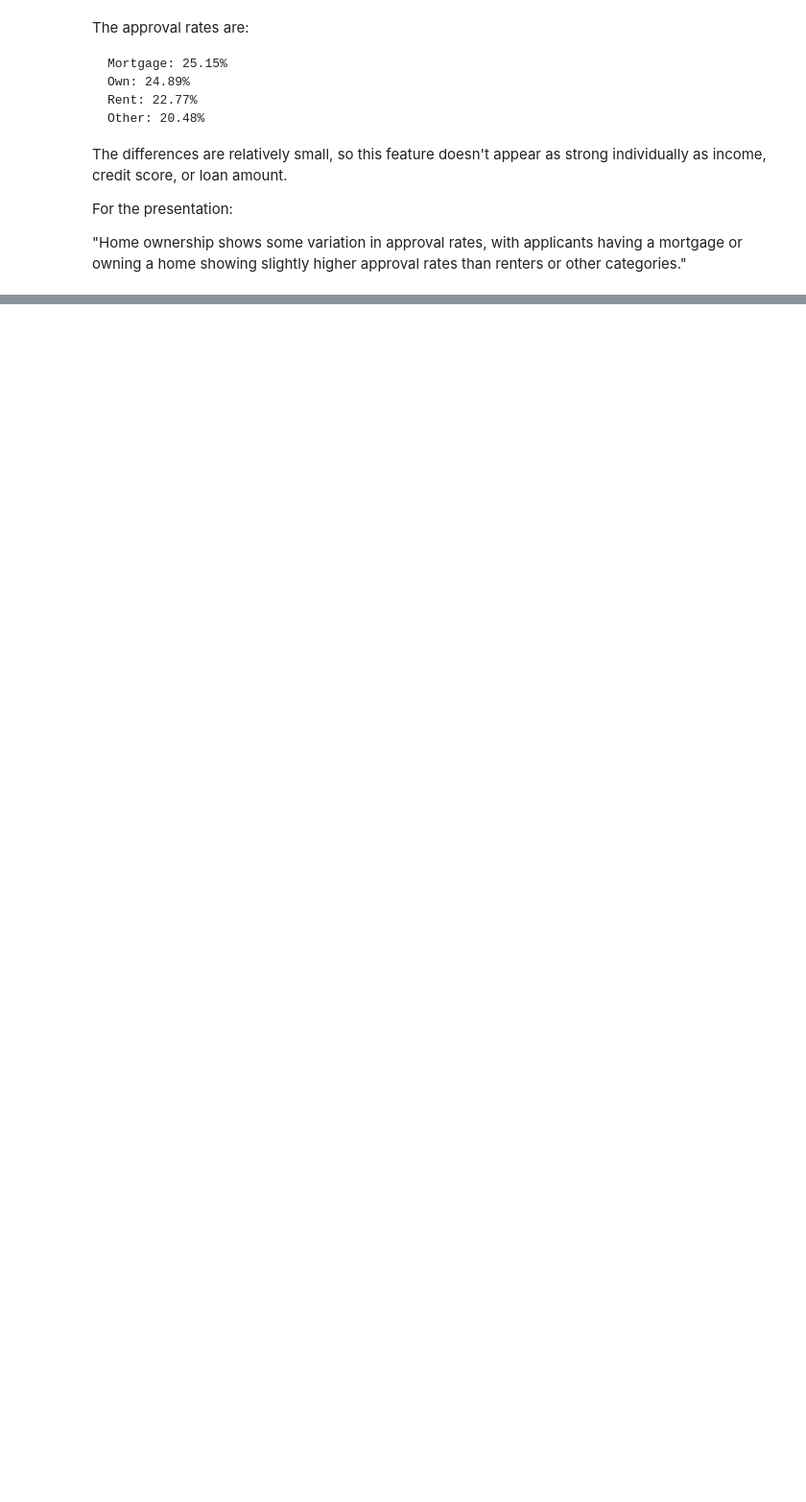
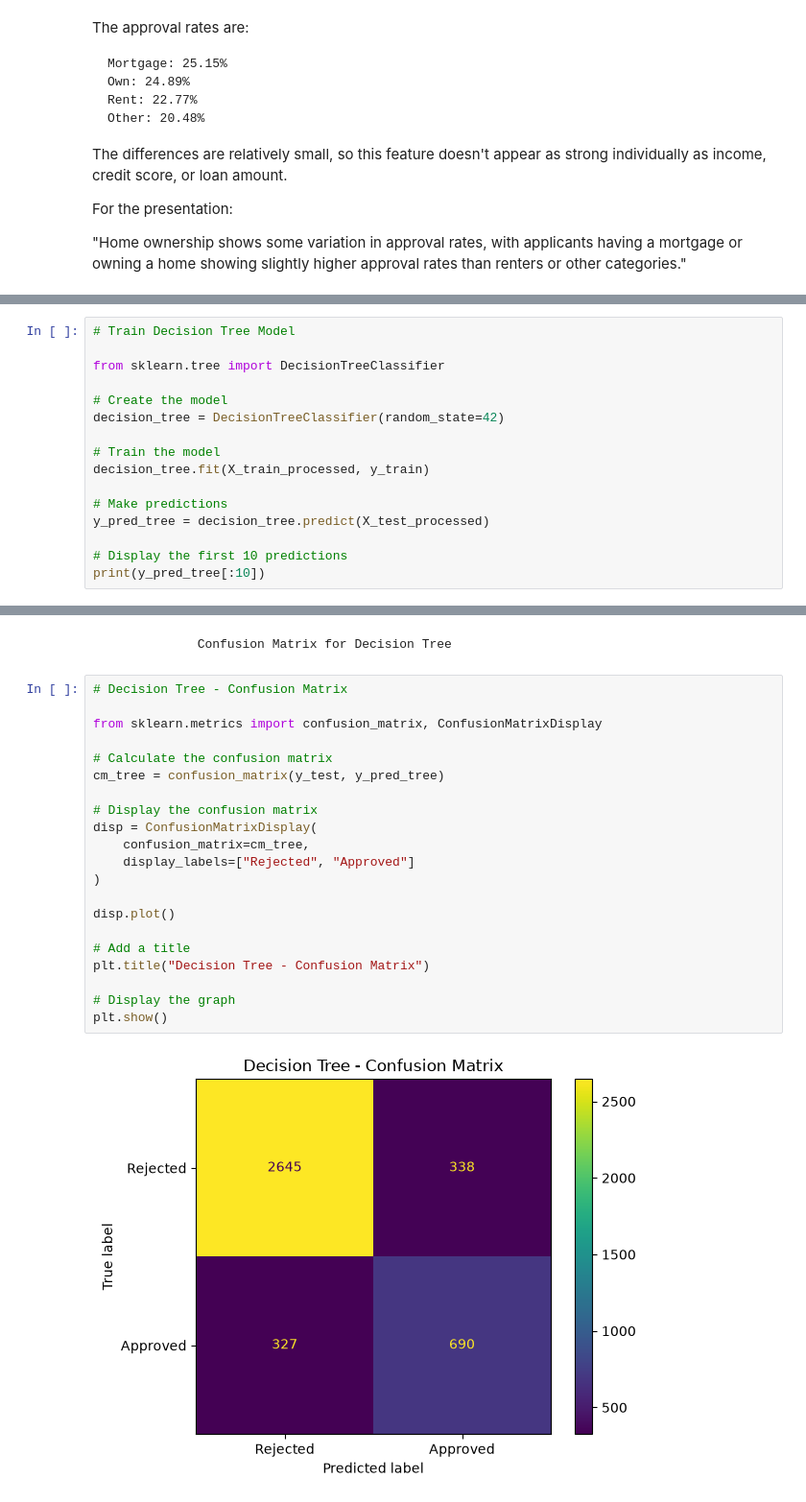
Before and after one commit to BIKRAM-GORAI/loan_approval_ml_model, a Jupyter notebook: notebooks/LoanIQ_Model.ipynb, the cells around one changed output, grey strips where cells are left out. Shown at 96% size. Cells and saved outputs as stored; diff of their text form; blank space fills up the shorter version.

```diff
--- a/notebooks/LoanIQ_Model.ipynb
+++ b/notebooks/LoanIQ_Model.ipynb
@@ -601,0 +1278,16 @@ For the presentation:
+# %%
+# Train Decision Tree Model
+
+from sklearn.tree import DecisionTreeClassifier
+
+# Create the model
+decision_tree = DecisionTreeClassifier(random_state=42)
+
+# Train the model
+decision_tree.fit(X_train_processed, y_train)
+
+# Make predictions
+y_pred_tree = decision_tree.predict(X_test_processed)
+
+# Display the first 10 predictions
+print(y_pred_tree[:10])
@@ -601,0 +1330,25 @@ For the presentation:
+# %% [markdown]
+                Confusion Matrix for Decision Tree
+# %%
+# Decision Tree - Confusion Matrix
+
+from sklearn.metrics import confusion_matrix, ConfusionMatrixDisplay
+
+# Calculate the confusion matrix
+cm_tree = confusion_matrix(y_test, y_pred_tree)
+
+# Display the confusion matrix
+disp = ConfusionMatrixDisplay(
+    confusion_matrix=cm_tree,
+    display_labels=["Rejected", "Approved"]
+)
+
+disp.plot()
+
+# Add a title
+plt.title("Decision Tree - Confusion Matrix")
+
+# Display the graph
+plt.show()
+# %% [output]
+[figure, added]
```
Also changed, not shown: parts of 58 cells of this notebook, 3 other files.
